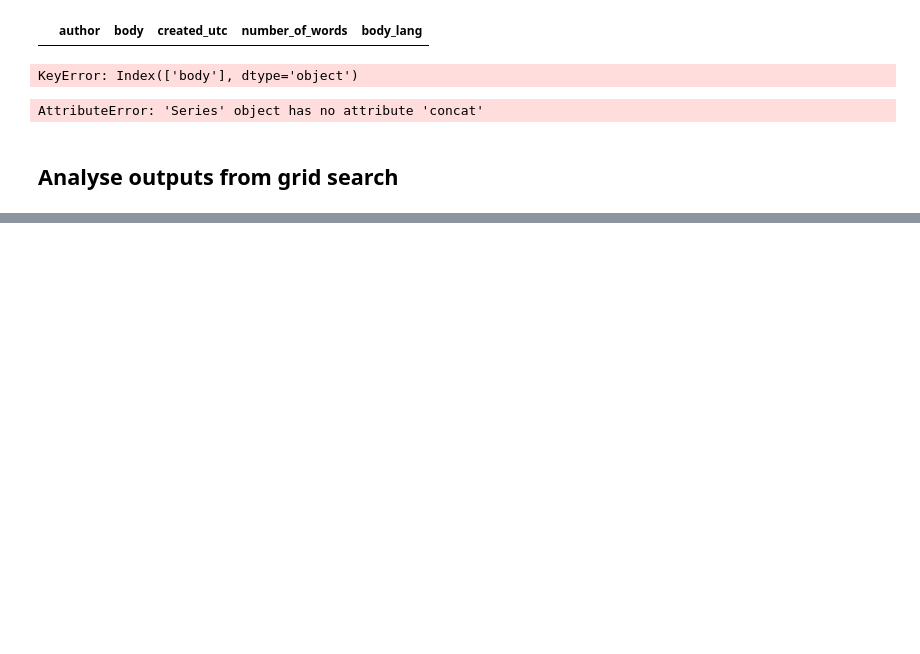
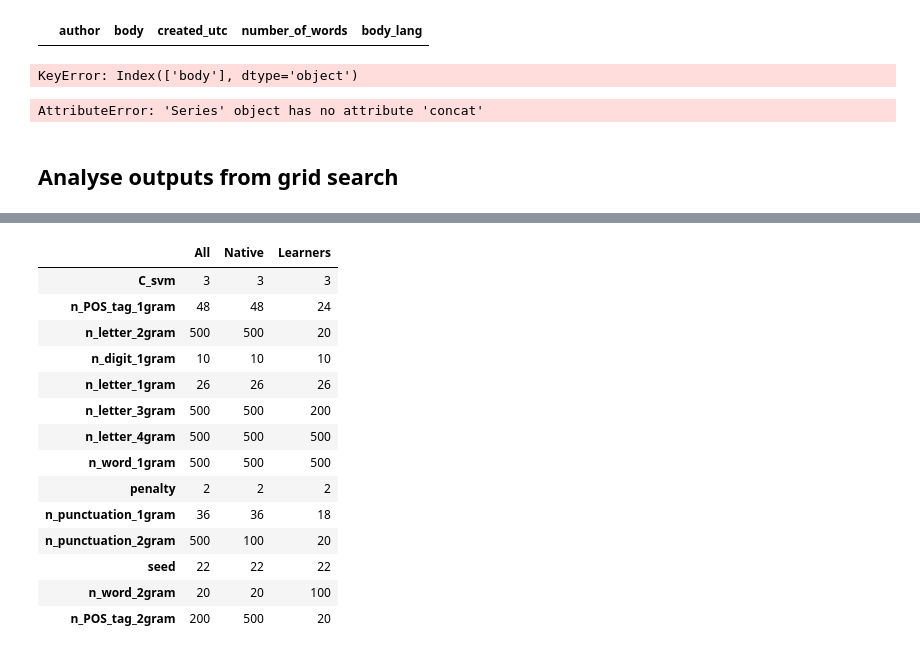
Before and after one commit to CS-433/project2-authclass, a Jupyter notebook: Arthur.ipynb, the cells around one changed output, grey strips where cells are left out. Drawn from its saved outputs; the diff is of its cells as text; code cells hidden in the pictures; blank space fills up the shorter version.

```diff
--- a/Arthur.ipynb
+++ b/Arthur.ipynb
@@ -680,0 +722,30 @@ Using the following parameters:
+# %%
+from IPython.display import display, HTML
+css = """
+.output {
+    flex-direction: row;
+}
+"""
+HTML('<style>{}</style>'.format(css))
+
+new_df = pd.DataFrame(df_inputs.loc[262130]).rename(columns = {262130: 'All'})
+new_df['Native'] = pd.Series(df_inputs.loc[262099])
+new_df['Learners'] = pd.DataFrame(df_inputs.loc[30596])
+
+new_df
+# %% [output]
+|  | All | Native | Learners |
+| C_svm | 3 | 3 | 3 |
+| n_POS_tag_1gram | 48 | 48 | 24 |
+| n_letter_2gram | 500 | 500 | 20 |
+| n_digit_1gram | 10 | 10 | 10 |
+| n_letter_1gram | 26 | 26 | 26 |
+| n_letter_3gram | 500 | 500 | 200 |
+| n_letter_4gram | 500 | 500 | 500 |
+| n_word_1gram | 500 | 500 | 500 |
+| penalty | 2 | 2 | 2 |
+| n_punctuation_1gram | 36 | 36 | 18 |
+| n_punctuation_2gram | 500 | 100 | 20 |
+| seed | 22 | 22 | 22 |
+| n_word_2gram | 20 | 20 | 100 |
+| n_POS_tag_2gram | 200 | 500 | 20 |
```
Also changed, not shown: parts of 4 cells of this notebook, 10 other files.
